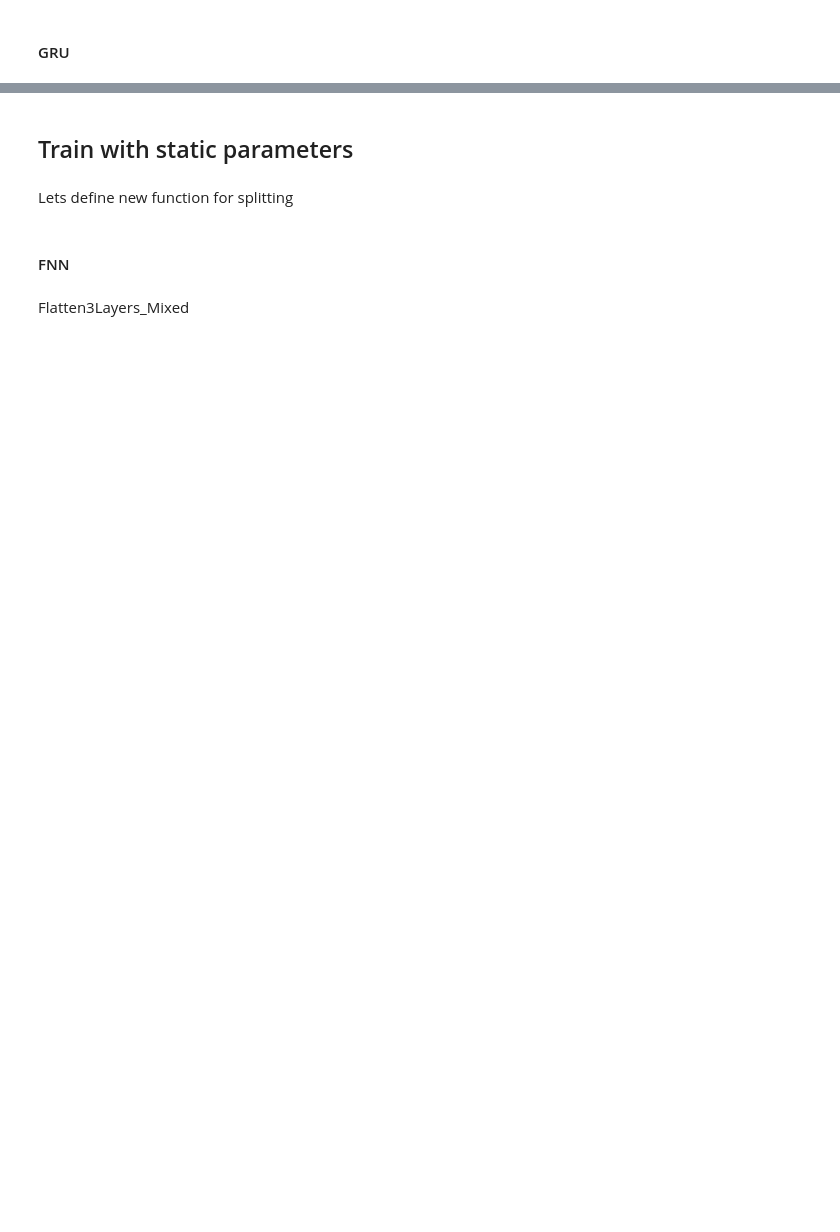
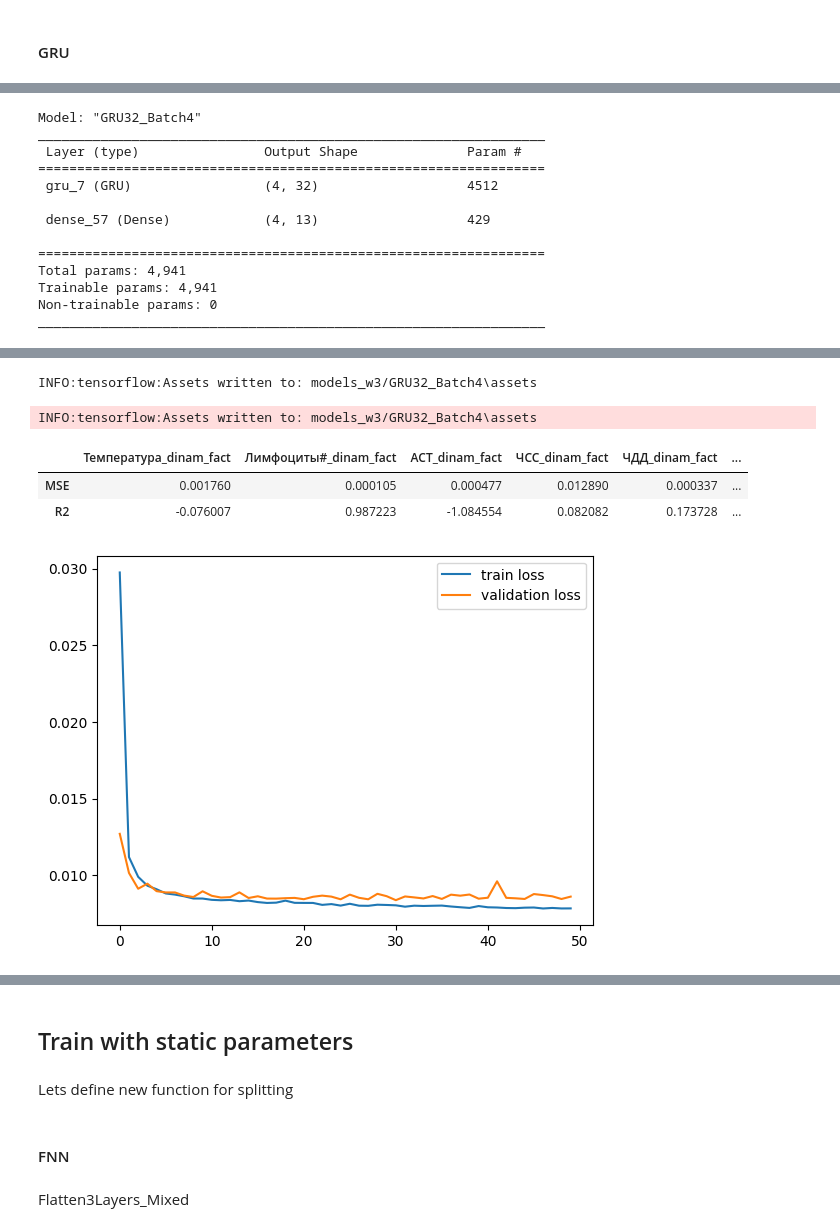
Before and after one commit to geniusserg/CovidPredict, a Jupyter notebook: ml_improved_window3.ipynb, the cells around one changed output, grey strips where cells are left out. Saved outputs shown, nothing was run; the diff lists cells and outputs as text; code cells hidden in the pictures; blank space fills up the shorter version.

```diff
--- a/ml_improved_window3.ipynb
+++ b/ml_improved_window3.ipynb
@@ -1087,6 +1300,6 @@ show_results(X_test, y_test, model, history)
 # %%
 BATCH_SIZE = 4
-model = Sequential(name="GRU13_Batch4")
+model = Sequential(name="GRU32_Batch4")
 model.add(Input((WINDOW, PARAMS_LENGTH), batch_size=BATCH_SIZE))
 model.add(GRU(32, return_sequences=False))
 model.add(Dense(PARAMS_LENGTH, activation="linear"))
@@ -1094,3 +1307,17 @@ model.compile(optimizer="adam", loss="mse")
 model.summary()
 history = model.fit(X_train, y_train, epochs=50, validation_data=(X_val, y_val), verbose=0, batch_size=BATCH_SIZE)
 show_results(X_test, y_test, model, history , batch_size=BATCH_SIZE)
+# %% [output]
+Model: "GRU32_Batch4"
+_________________________________________________________________
+ Layer (type)                Output Shape              Param #
+=================================================================
+ gru_7 (GRU)                 (4, 32)                   4512
+
+ dense_57 (Dense)            (4, 13)                   429
+
+=================================================================
+Total params: 4,941
+Trainable params: 4,941
+Non-trainable params: 0
+_________________________________________________________________
@@ -1097 +1325,7 @@ show_results(X_test, y_test, model, history , batch_size=BATCH_SIZE)
+INFO:tensorflow:Assets written to: models_w3/GRU32_Batch4\assets
+INFO:tensorflow:Assets written to: models_w3/GRU32_Batch4\assets
+|  | Температура_dinam_fact | Лимфоциты#_dinam_fact | АСТ_dinam_fact | ЧСС_dinam_fact | ЧДД_dinam_fact | ... |
+| MSE | 0.001760 | 0.000105 | 0.000477 | 0.012890 | 0.000337 | ... |
+| R2 | -0.076007 | 0.987223 | -1.084554 | 0.082082 | 0.173728 | ... |
+[figure, added]
 # %%
```
Also changed, not shown: parts of 73 cells of this notebook.
